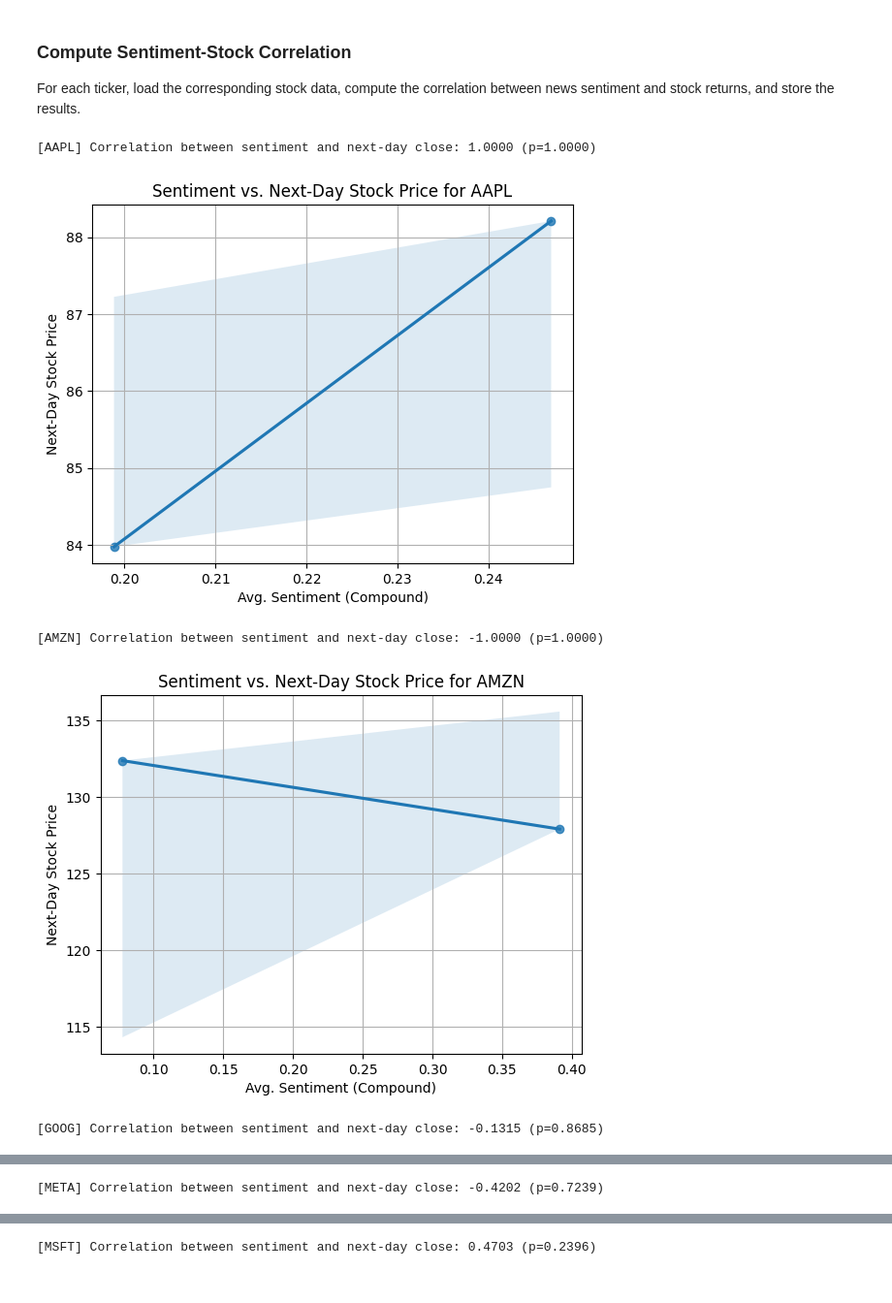
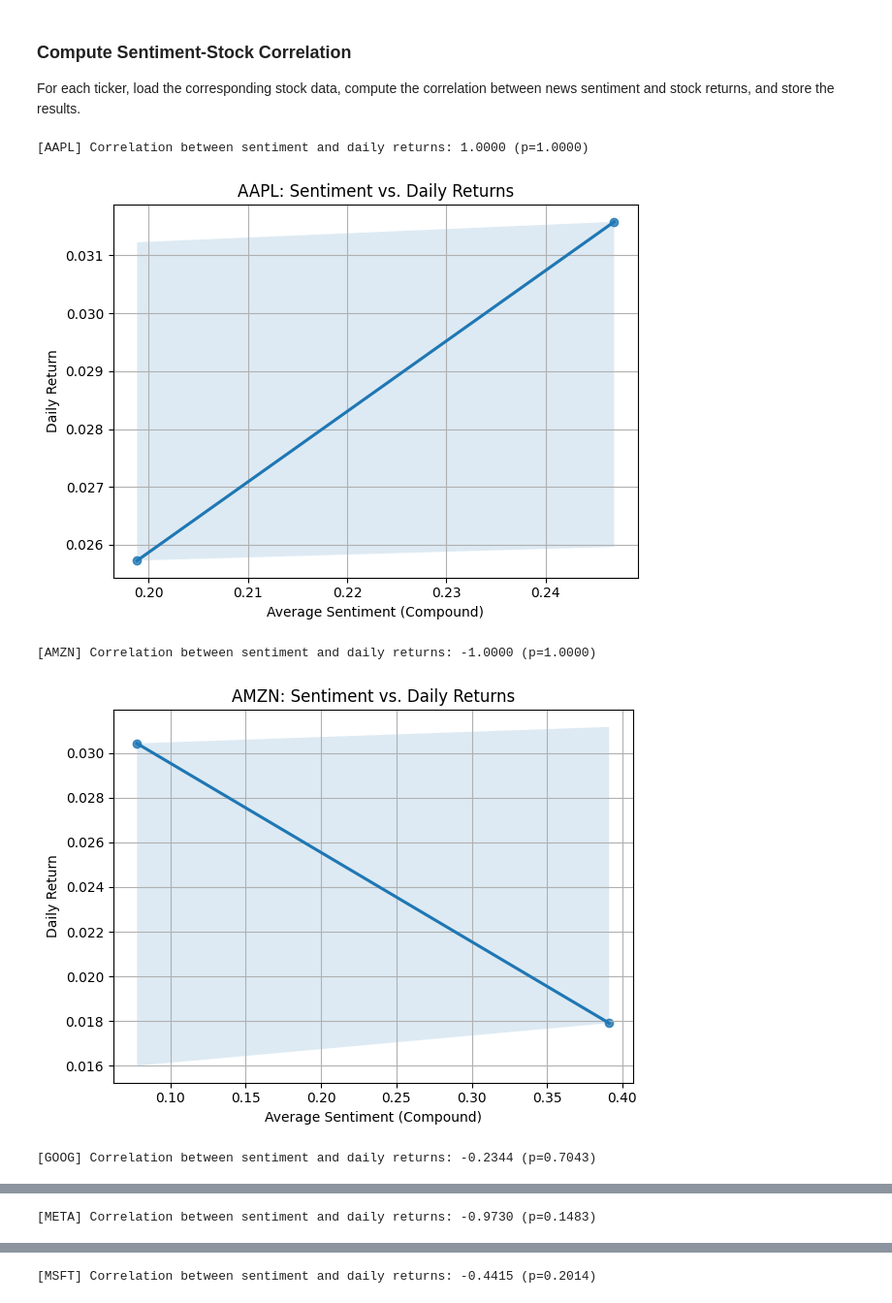
Before and after one commit to Tensaey-sol/financial-news-impact-analysis, a Jupyter notebook: notebooks/sentiment_correlation_analysis.ipynb, the cells around one changed output, grey strips where cells are left out. Shown: that part at 97% size. Cells and saved outputs as stored; diff of their text form; code cells hidden in the pictures.

```diff
--- a/notebooks/sentiment_correlation_analysis.ipynb
+++ b/notebooks/sentiment_correlation_analysis.ipynb
@@ -18,14 +29,19 @@ Load the processed analyst ratings data, extract the date, map outdated stock sy
 # %%
 # Load processed news data
 news_df = pd.read_csv("../data/processed_analyst_ratings.csv", parse_dates=["date"])
-news_df["date_only"] = news_df["date"].dt.date
 
-# Map outdated symbols to current ones
-symbol_mapping = {
-    "FB": "META",
-    "MSF": "MSFT"
-}
-news_df["stock"] = news_df["stock"].replace(symbol_mapping)
+# Localize to US/Eastern if not already tz-aware
+news_df["date"] = pd.to_datetime(news_df["date"])
+if news_df["date"].dt.tz is None:
+    news_df["date"] = news_df["date"].dt.tz_localize("UTC").dt.tz_convert("US/Eastern")
+else:
+    news_df["date"] = news_df["date"].dt.tz_convert("US/Eastern")
+
+# Create date-only column
+news_df["date_only"] = news_df["date"].dt.floor("D").dt.tz_localize(None)
+
+# Map old symbols to new ones
+news_df["stock"] = news_df["stock"].replace({"FB": "META", "MSF": "MSFT"})
 
 # Define tickers to analyze
 tickers = ["AAPL", "AMZN", "GOOG", "META", "MSFT", "NVDA", "TSLA"]
@@ -35,20 +51,25 @@ For each ticker, load the corresponding stock data, compute the correlation betw
 # %%
 # Store results for summary
 summary = []
 
+# Main correlation analysis
 for ticker in tickers:
     stock_df = load_stock_data(ticker)
+    if "returns" not in stock_df.columns:
+        stock_df = stock_df.sort_values("date_only")
+        stock_df["returns"] = stock_df["close"].pct_change()
+
     merged_df, corr, pval = compute_sentiment_correlation(news_df, stock_df, ticker)
     if corr is not None:
         summary.append({
-            "Ticker": ticker,
+            "Stock": ticker,
             "Correlation": corr,
             "P-Value": pval,
-            "Num Records": len(merged_df)
+            "Records": len(merged_df)
         })
 # %% [output]
-[AAPL] Correlation between sentiment and next-day close: 1.0000 (p=1.0000)
+[AAPL] Correlation between sentiment and daily returns: 1.0000 (p=1.0000)
-[figure, old version]
+[figure, new version]
-[AMZN] Correlation between sentiment and next-day close: -1.0000 (p=1.0000)
+[AMZN] Correlation between sentiment and daily returns: -1.0000 (p=1.0000)
-[figure, old version]
+[figure, new version]
-[GOOG] Correlation between sentiment and next-day close: -0.1315 (p=0.8685)
+[GOOG] Correlation between sentiment and daily returns: -0.2344 (p=0.7043)
@@ -56 +77 @@ for ticker in tickers:
-[META] Correlation between sentiment and next-day close: -0.4202 (p=0.7239)
+[META] Correlation between sentiment and daily returns: -0.9730 (p=0.1483)
@@ -58 +79 @@ for ticker in tickers:
-[MSFT] Correlation between sentiment and next-day close: 0.4703 (p=0.2396)
+[MSFT] Correlation between sentiment and daily returns: -0.4415 (p=0.2014)
```
Also changed, not shown: parts of 8 cells of this notebook, 1 other file.
